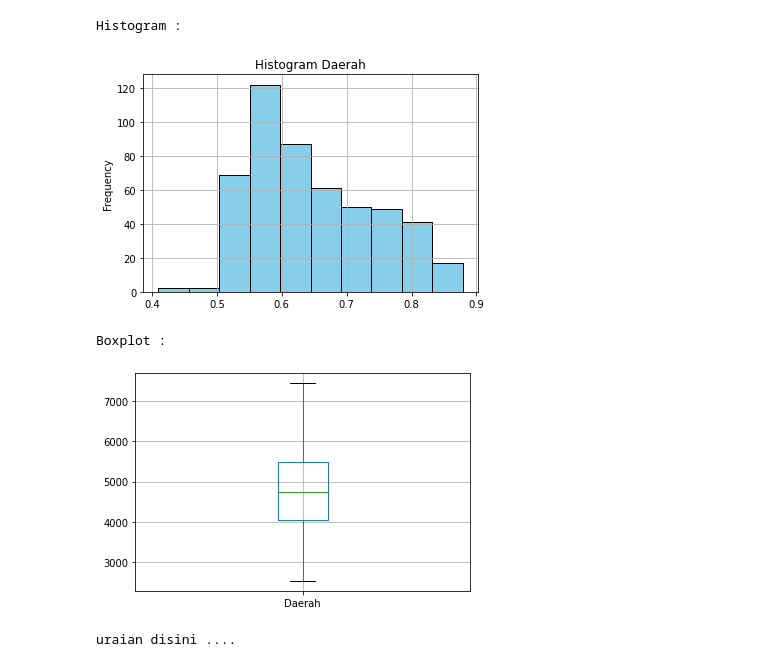
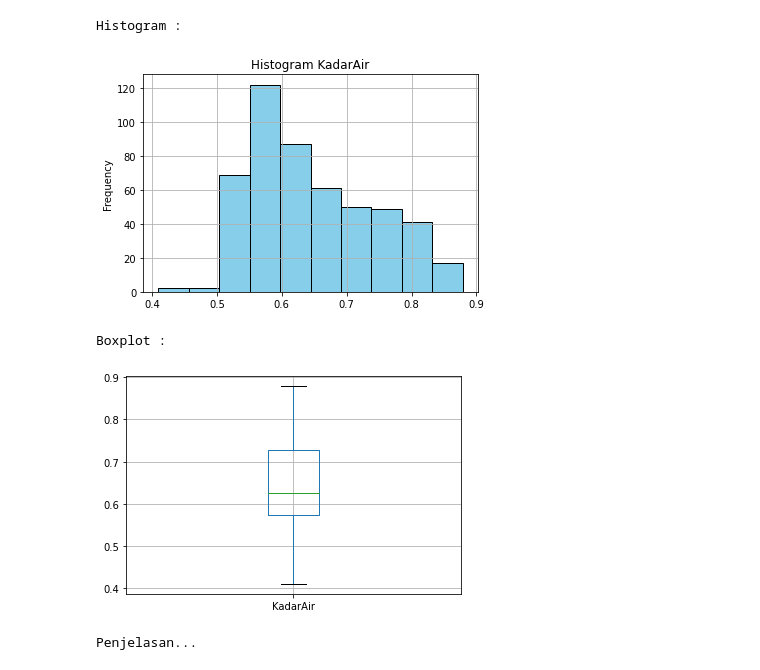
Before and after one commit to ahanprojects/ProbstatTubes, a Jupyter notebook: Nomor 2.ipynb, the cells around one changed output. Saved outputs shown, nothing was run; the diff lists cells and outputs as text; code cells hidden in the pictures.

Commit message:
nomor 2 rapih

```diff
--- a/Nomor 2.ipynb
+++ b/Nomor 2.ipynb
@@ -5,10 +5,19 @@
 # kolom numerik. Berikan uraian penjelasan kondisi setiap kolom berdasarkan kedua plot
 # tersebut.
 
-import pandas as pd
-import matplotlib.pyplot as plt
+def nomor2(nama):
+    import pandas as pd
+    import matplotlib.pyplot as plt
 
-# membuka file csv
-path = 'D:\KULIAH SMT 4\IF2220 Probabilitas dan Statistika\TUBES\Gandum.csv'
-# menamakan kolom
-df = pd.read_csv(path, names=["id", "Daerah", "SumbuUtama", "SumbuKecil", "Keunikan", "AreaBulatan", "Diameter", "KadarAir", "Keliling", "Bulatan", "Ransum", "Kelas"])
+    # membuka file csv
+    path = 'D:\KULIAH SMT 4\IF2220 Probabilitas dan Statistika\TUBES\Gandum.csv'
+    # menamakan kolom
+    df = pd.read_csv(path, names=["id", "Daerah", "SumbuUtama", "SumbuKecil", "Keunikan", "AreaBulatan", "Diameter", "KadarAir", "Keliling", "Bulatan", "Ransum", "Kelas"])
+
+    df1=df[nama]
+    print("Histogram :")
+    df1.plot(kind='hist',edgecolor='black', color='skyblue', title="Histogram "+nama, grid=True)
+    plt.show()
+    print("Boxplot :")
+    df.boxplot(column=nama)
+    plt.show()
@@ -123,20 +94,12 @@ uraian disini ....
 # %%
-# Kadar Air
-titl = "Daerah"
-print("Histogram :")
-df.KadarAir.plot(kind='hist',edgecolor='black', color='skyblue', title="Histogram "+titl, grid=True)
-plt.show()
-print("Boxplot :")
-df.boxplot(column=titl)
-plt.show()
-
-a = "uraian disini ...."
-print(a)
+# KadarAir
+nomor2('KadarAir')
+print("Penjelasan...")
 # %% [output]
 Histogram :
-[figure, old version]
+[figure, new version]
 Boxplot :
-[figure, old version]
+[figure, new version]
-uraian disini ....
+Penjelasan...
 # %%
 # Keliling
```
Also changed, not shown: parts of 11 cells of this notebook.
